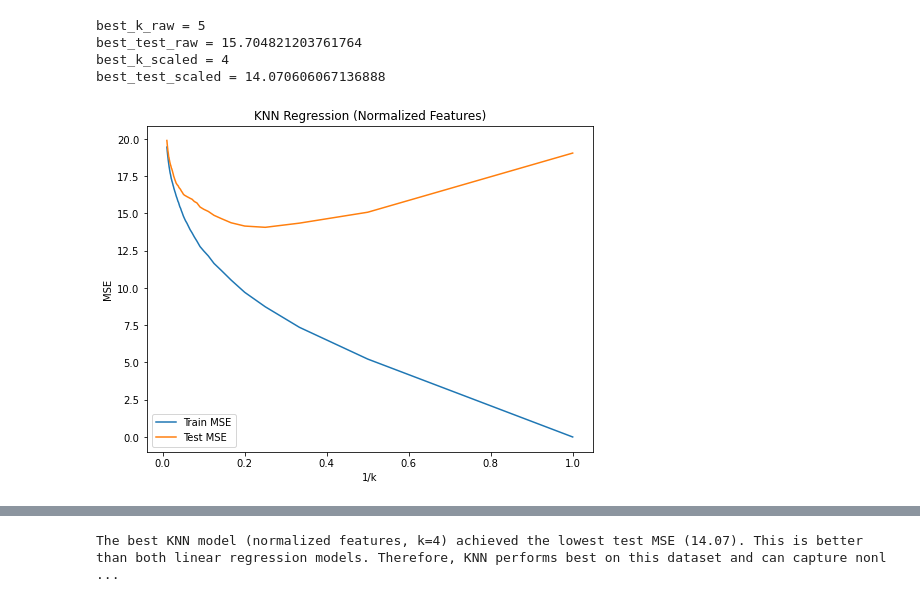
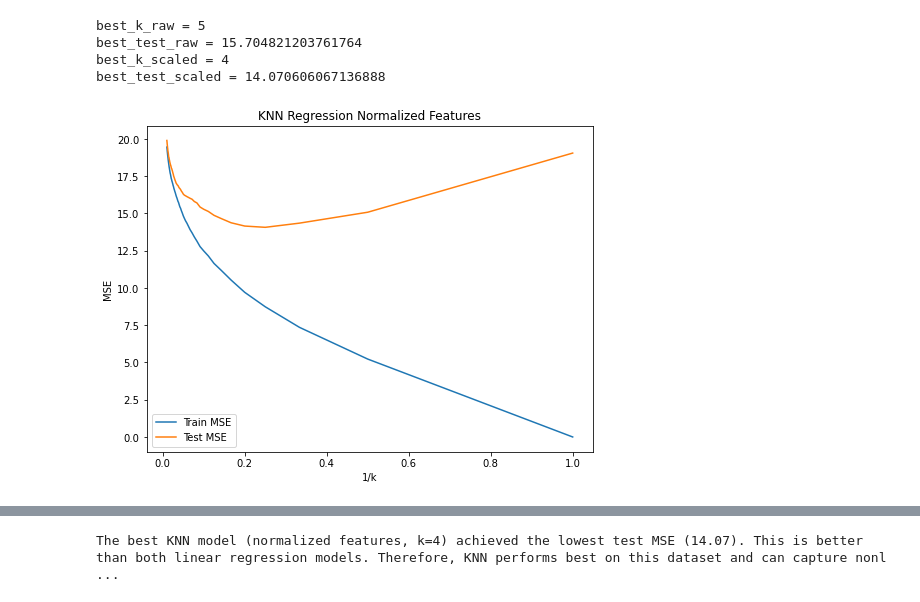
Before and after one commit to ethandingsc/EE559, a Jupyter notebook: Homework 2 Data/HW2.ipynb, the cells around one changed output, grey strips where cells are left out. Cells and saved outputs as stored; diff of their text form; code cells hidden in the pictures.

```diff
--- a/Homework 2 Data/HW2.ipynb
+++ b/Homework 2 Data/HW2.ipynb
@@ -398,7 +391,7 @@ Q_i
 # %%
 from sklearn.neighbors import KNeighborsRegressor
 from sklearn.metrics import mean_squared_error
-
+# raw features
 train_mse_raw = []
 test_mse_raw = []
 
@@ -407,23 +400,15 @@ k_values = range(1,101)
 for k in k_values:
 
     knn = KNeighborsRegressor(n_neighbors=k)
-
     knn.fit(X_train, y_train)
-
     train_pred = knn.predict(X_train)
     test_pred = knn.predict(X_test)
-
-    train_mse_raw.append(
-        mean_squared_error(y_train, train_pred)
-    )
-
-    test_mse_raw.append(
-        mean_squared_error(y_test, test_pred)
-    )
+    train_mse_raw.append(mean_squared_error(y_train, train_pred))
+    test_mse_raw.append(mean_squared_error(y_test, test_pred))
 # %%
 from sklearn.preprocessing import StandardScaler
 import numpy as np
-
+# normalized features
 scaler = StandardScaler()
 
 X_train_scaled = scaler.fit_transform(X_train)
@@ -435,19 +420,11 @@ test_mse_scaled = []
 for k in k_values:
 
     knn = KNeighborsRegressor(n_neighbors=k)
-
     knn.fit(X_train_scaled, y_train)
-
     train_pred = knn.predict(X_train_scaled)
     test_pred = knn.predict(X_test_scaled)
-
-    train_mse_scaled.append(
-        mean_squared_error(y_train, train_pred)
-    )
-
-    test_mse_scaled.append(
-        mean_squared_error(y_test, test_pred)
-    )
+    train_mse_scaled.append(mean_squared_error(y_train, train_pred))
+    test_mse_scaled.append(mean_squared_error(y_test, test_pred))
 # %%
 best_k_raw = k_values[np.argmin(test_mse_raw)]
 best_test_raw = min(test_mse_raw)
@@ -468,18 +445,18 @@ best_test_scaled = 14.070606067136888
 # %%
 inv_k = 1 / np.array(list(k_values))
 
 plt.figure(figsize=(8,6))
 
 plt.plot(inv_k, train_mse_scaled, label="Train MSE")
 plt.plot(inv_k, test_mse_scaled, label="Test MSE")
 
 plt.xlabel("1/k")
 plt.ylabel("MSE")
-plt.title("KNN Regression (Normalized Features)")
+plt.title("KNN Regression Normalized Features")
 plt.legend()
 
 plt.show()
 # %% [output]
-[figure, old version]
+[figure, new version]
 # %%
 print("Q_j")
```
Also changed, not shown: parts of 17 cells of this notebook.
